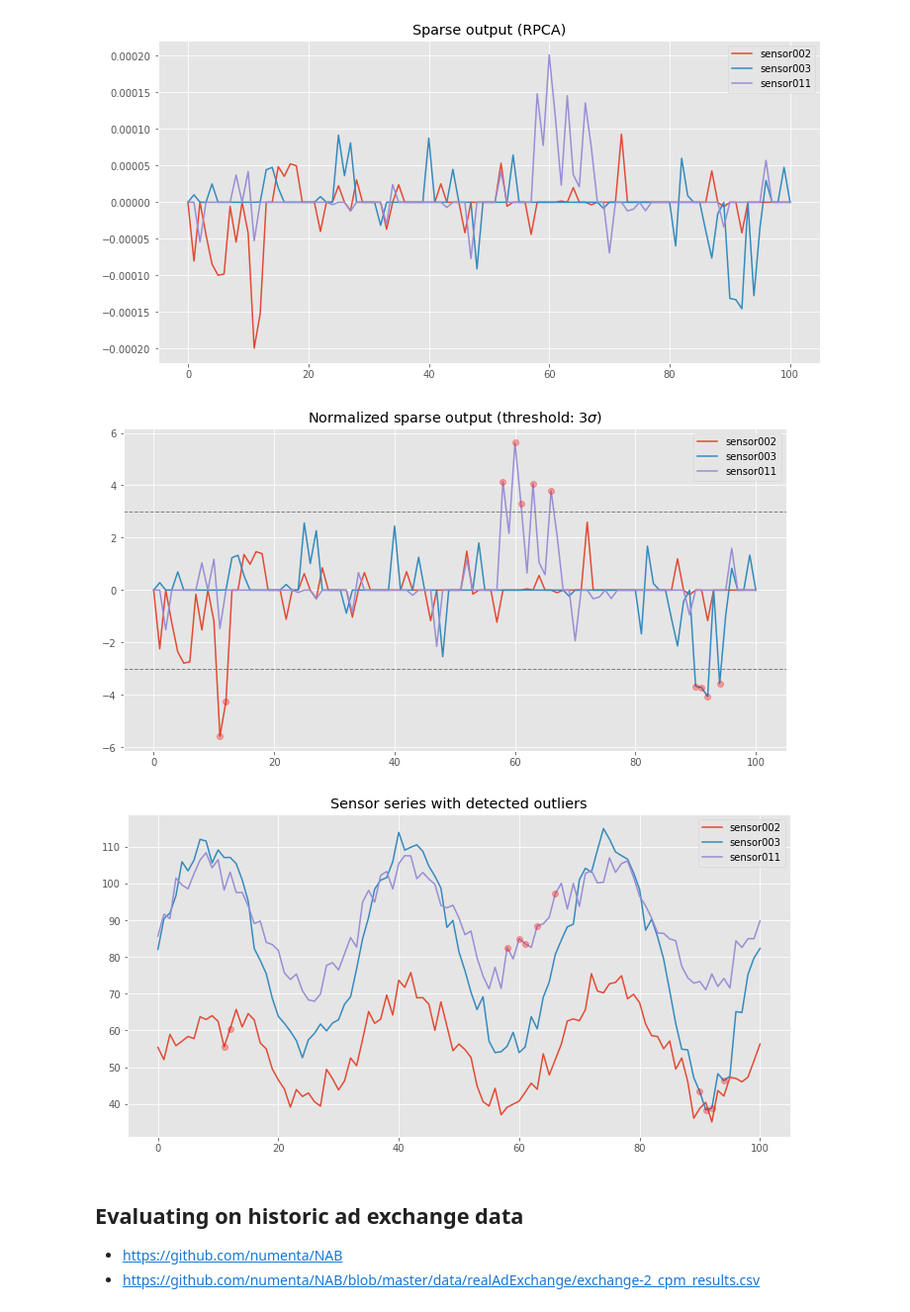
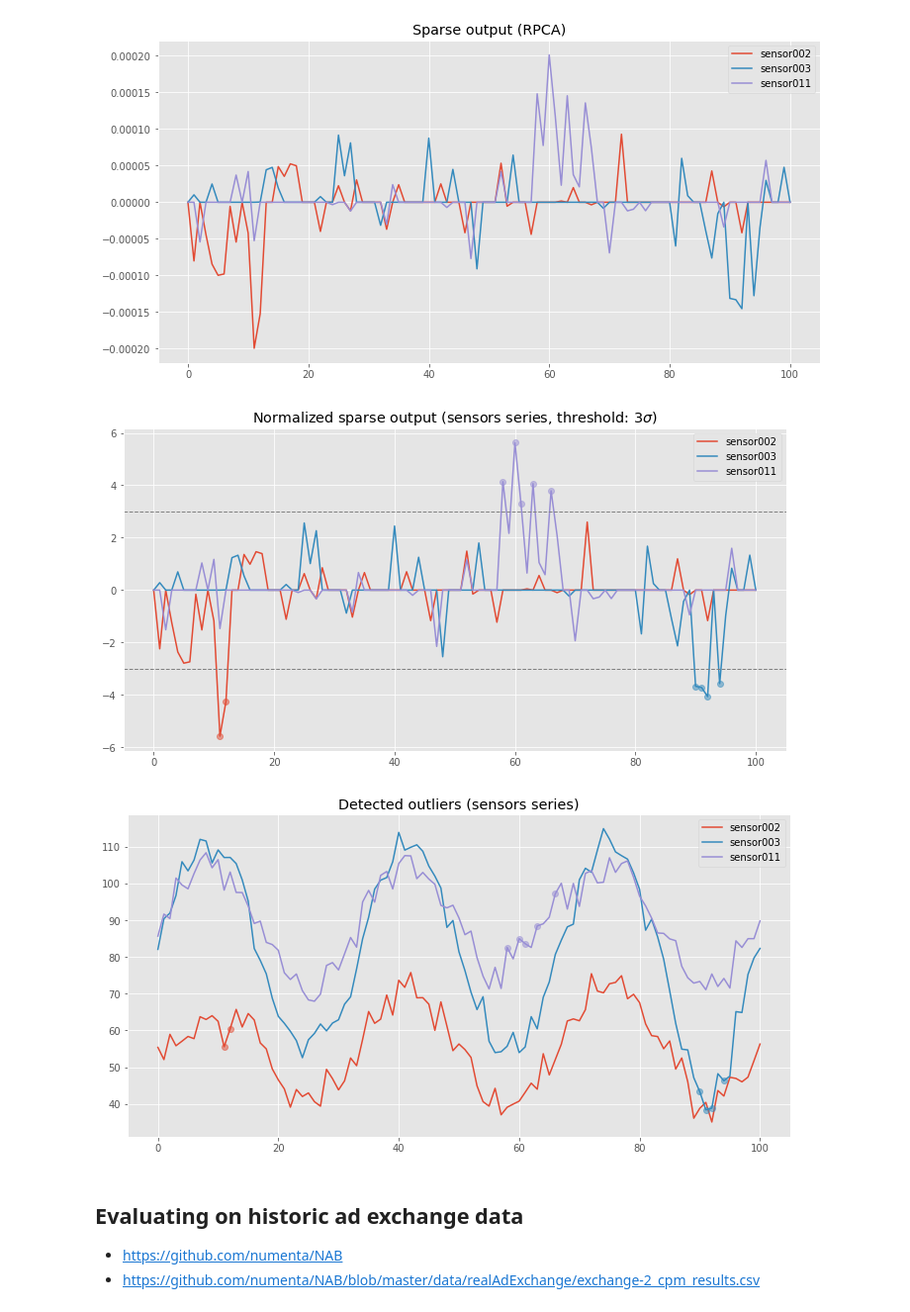
Before and after one commit to sebastianmarkow/blog-appendix, a Jupyter notebook: outlier-detection-with-rpca/anomaly-detection-on-time-series-via-rpca.ipynb, the cells around one changed output. Shown at 99% size. Drawn from its saved outputs; the diff is of its cells as text; code cells hidden in the pictures.

```diff
--- a/outlier-detection-with-rpca/anomaly-detection-on-time-series-via-rpca.ipynb
+++ b/outlier-detection-with-rpca/anomaly-detection-on-time-series-via-rpca.ipynb
@@ -213,11 +213,11 @@ def rpca_alm(M, mu=None, l=None, tol=1E-7, max_iter=1000):
     mutol = 1E7
 
     if not l:
-        l = np.max(M.shape)**-0.5
+        l = np.max(M.shape)**-.5
 
     M_sign = np.sign(M)
     norm_spectral = norm(M_sign, ord=2)
-    norm_inf = norm(M_sign, ord=np.inf) * (l**-1)
+    norm_inf = norm(M_sign, ord=np.inf)
     norm_dual = np.max([norm_spectral, norm_inf * l**-1])
 
     Y = M_sign * norm_dual**-1
@@ -228,10 +228,10 @@ def rpca_alm(M, mu=None, l=None, tol=1E-7, max_iter=1000):
     i = 0
 
     while err > tol and i < max_iter:
-        U, S, V = svd(M - E + Y * (mu**-1), full_matrices=False)
+        U, S, V = svd(M - E + Y * mu**-1, full_matrices=False)
 
         A = np.dot(U, np.dot(np.diag(_shrink(S, mu**-1)), V))
-        E = _shrink(M - A + Y * (mu**-1), l * mu**-1)
+        E = _shrink(M - A + Y * mu**-1, l * mu**-1)
         Y = Y + mu * (M - A - E)
 
         err = _fro_error(M, A, E)
@@ -495,4 +495,4 @@ df_sensors_with_anomalies.iloc[:, samples].plot(title='Sensor samples with added
 # %% [output]
 [figure]
 # %%
-val = StandardScaler(with_mean=True, with_std=False).fit_transform(df_sensors_with_anomalies.values.T)
+values = StandardScaler(with_mean=True, with_std=False).fit_transform(df_sensors_with_anomalies.values.T)
@@ -503,7 +499,7 @@ pd.DataFrame(val.T).iloc[:, samples].plot(title='Sensor samples with added defec
 # %%
-model = RobustPCA(method='sparse', max_iter=10000)
+model = RobustPCA(method='sparse', max_iter=1E5)
 # %%
 %%time
 
-sparse_matrix = model.transform(val)
+sparse_matrix = model.transform(values)
 # %% [output]
@@ -524,19 +520,20 @@ THRESHOLD = 3
 
 df_outliers = df_anomalies_zscore[(df_anomalies_zscore >= THRESHOLD) | (df_anomalies_zscore <= -THRESHOLD)]
 # %%
-ax = df_anomalies_zscore.iloc[:, samples].plot(title=f'Normalized sparse output (threshold: ${THRESHOLD}\sigma$)',
+ax = df_anomalies_zscore.iloc[:, samples].plot(title=f'Normalized sparse output (sensors series, threshold: ${THRESHOLD}\sigma$)',
                                                **PLTARGS)
 ax.axhline(y=THRESHOLD, color='.5', linestyle='--', linewidth=1.0)
 ax.axhline(y=-THRESHOLD, color='.5', linestyle='--', linewidth=1.0)
-df_outliers.iloc[:, samples].plot(ax=ax, legend=False, linestyle='none', color='r', marker="o", alpha=.3);
+df_outliers.iloc[:, samples].plot(ax=ax, legend=False, linestyle='none', color=['C0', 'C1', 'C2'], marker="o", alpha=.5);
 # %% [output]
-[figure, old version]
+[figure, new version]
 # %%
-ax = df_sensors_with_anomalies.iloc[:, samples].plot(title='Sensor series with detected outliers', **PLTARGS)
-df_sensors_with_anomalies[df_outliers.iloc[:, samples].isnull() == False].plot(ax=ax, legend=False, linestyle='none',
-                                                                               color='r', marker="o", alpha=.3);
+ax = df_sensors_with_anomalies.iloc[:, samples].plot(title='Detected outliers (sensors series)', **PLTARGS)
+(df_sensors_with_anomalies[df_outliers.iloc[:, samples].isnull() == False]
+    .iloc[:, samples]
+    .plot(ax=ax, legend=False, linestyle='none', color=['C0', 'C1', 'C2'], marker="o", alpha=.5));
 # %% [output]
-[figure, old version]
+[figure, new version]
 # %% [markdown]
 ## Evaluating on historic ad exchange data
 
```
Also changed, not shown: parts of 15 cells of this notebook, 1 other file.
